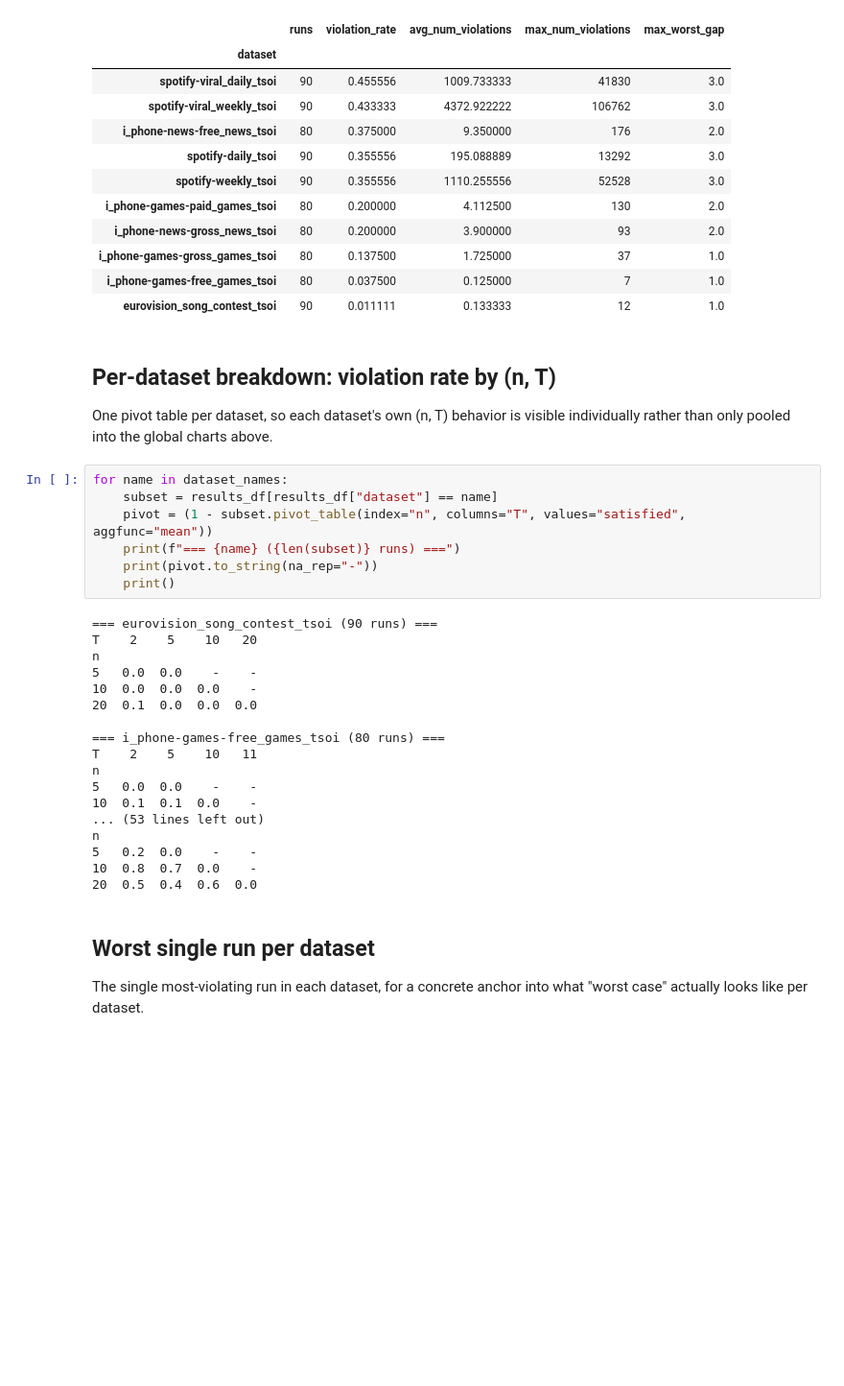
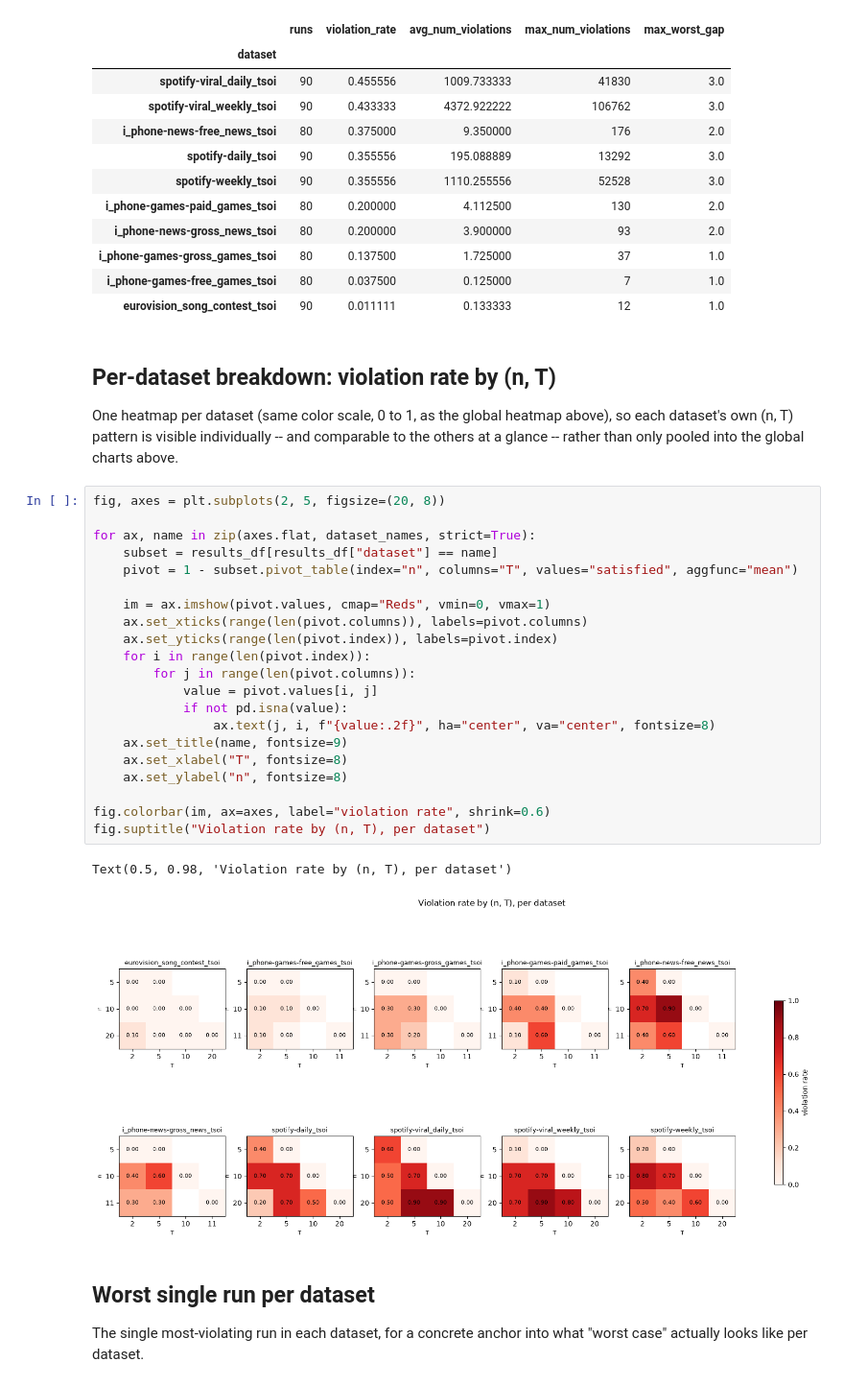
Before and after one commit to tristanjudd/temporal_serial_dictator, a Jupyter notebook: src/eda/real_data_eda.ipynb, the cells around one changed output. Shown at 96% size. Saved outputs shown, nothing was run; the diff lists cells and outputs as text; blank space fills up the shorter version.

```diff
--- a/src/eda/real_data_eda.ipynb
+++ b/src/eda/real_data_eda.ipynb
@@ -295,34 +365,34 @@ dataset_summary
 # %% [markdown]
 ## Per-dataset breakdown: violation rate by (n, T)
 
-One pivot table per dataset, so each dataset's own (n, T) behavior is
-visible individually rather than only pooled into the global charts
-above.
+One heatmap per dataset (same color scale, 0 to 1, as the global heatmap
+above), so each dataset's own (n, T) pattern is visible individually --
+and comparable to the others at a glance -- rather than only pooled into
+the global charts above.
-# %%
-for name in dataset_names:
-    subset = results_df[results_df["dataset"] == name]
-    pivot = (1 - subset.pivot_table(index="n", columns="T", values="satisfied", aggfunc="mean"))
-    print(f"=== {name} ({len(subset)} runs) ===")
-    print(pivot.to_string(na_rep="-"))
-    print()
-# %% [output]
-=== eurovision_song_contest_tsoi (90 runs) ===
-T    2    5    10   20
-n
-5   0.0  0.0    -    -
-10  0.0  0.0  0.0    -
-20  0.1  0.0  0.0  0.0
-
-=== i_phone-games-free_games_tsoi (80 runs) ===
-T    2    5    10   11
-n
-5   0.0  0.0    -    -
-10  0.1  0.1  0.0    -
-... (53 lines left out)
-n
-5   0.2  0.0    -    -
-10  0.8  0.7  0.0    -
-20  0.5  0.4  0.6  0.0
+# %%
+fig, axes = plt.subplots(2, 5, figsize=(20, 8))
+
+for ax, name in zip(axes.flat, dataset_names, strict=True):
+    subset = results_df[results_df["dataset"] == name]
+    pivot = 1 - subset.pivot_table(index="n", columns="T", values="satisfied", aggfunc="mean")
+
+    im = ax.imshow(pivot.values, cmap="Reds", vmin=0, vmax=1)
+    ax.set_xticks(range(len(pivot.columns)), labels=pivot.columns)
+    ax.set_yticks(range(len(pivot.index)), labels=pivot.index)
+    for i in range(len(pivot.index)):
+        for j in range(len(pivot.columns)):
+            value = pivot.values[i, j]
+            if not pd.isna(value):
+                ax.text(j, i, f"{value:.2f}", ha="center", va="center", fontsize=8)
+    ax.set_title(name, fontsize=9)
+    ax.set_xlabel("T", fontsize=8)
+    ax.set_ylabel("n", fontsize=8)
+
+fig.colorbar(im, ax=axes, label="violation rate", shrink=0.6)
+fig.suptitle("Violation rate by (n, T), per dataset")
+# %% [output]
+Text(0.5, 0.98, 'Violation rate by (n, T), per dataset')
+[figure, added]
 # %% [markdown]
 ## Worst single run per dataset
 
```
Also changed, not shown: parts of 5 cells of this notebook.
